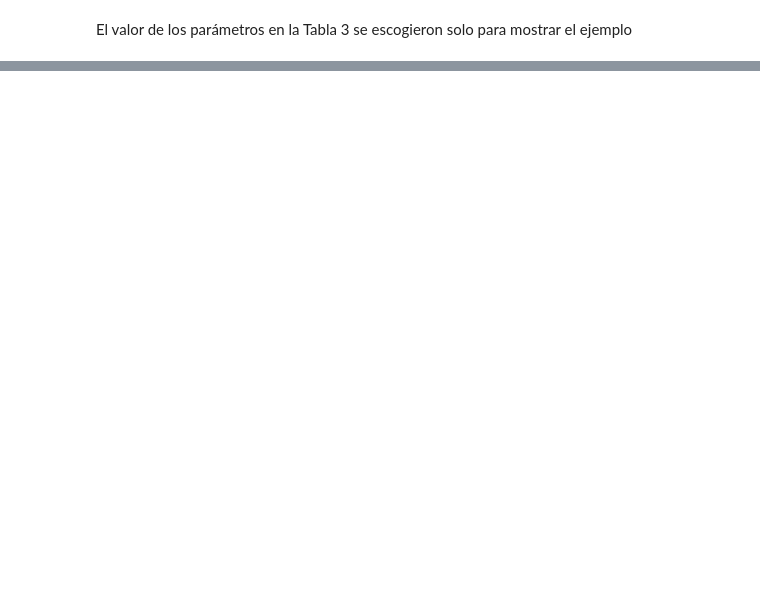
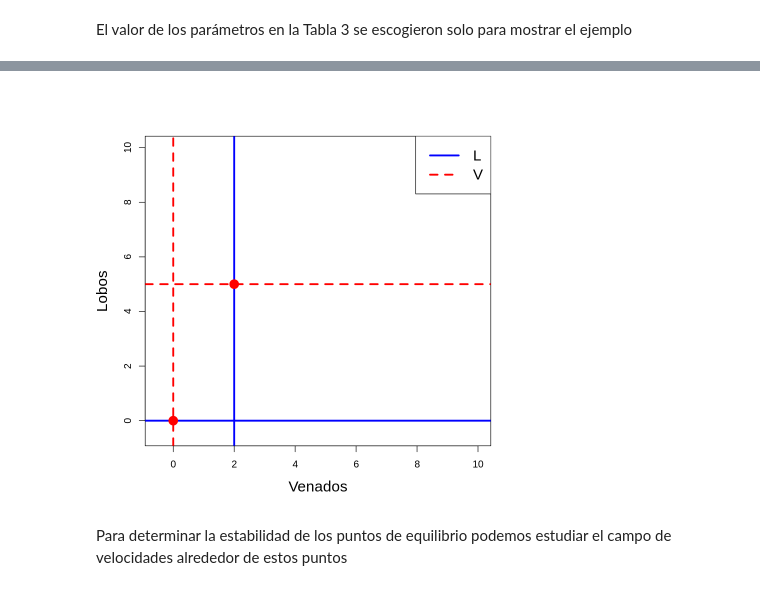
Before and after one commit to sysbio-unam/practicas-computacionales, a Jupyter notebook: ejemplo_de_juguete.ipynb, the cells around one changed output, grey strips where cells are left out. Saved outputs shown, nothing was run; the diff lists cells and outputs as text; code cells hidden in the pictures; blank space fills up the shorter version.

```diff
--- a/ejemplo_de_juguete.ipynb
+++ b/ejemplo_de_juguete.ipynb
@@ -544,0 +551,21 @@ $$
+# %%
+# establecer valor de parámetros
+alpha <- 0.5 # 1/día
+beta <- 0.1 # 1/(día*lobo)
+gamma <- 0.05 # 1/(día*venado)
+delta <- 0.1 # 1/día
+# %%
+# dibujar plano
+plot(0,0, type = "n", ylim = c(-0.5,10), xlim = c(-0.5,10), xlab = "Venados", ylab = "Lobos", cex.lab = 1.5)
+
+# dibujar ceroclinas
+abline(h = 0, v = 0, col = c("blue","red"), lwd = 3, lty = c(1,2))
+abline(h = alpha/beta, v = delta/gamma, col = c("red","blue"), lwd = 3, lty = c(2,1))
+
+# dibujar puntos de equilibrio
+points(c(0, delta/gamma), c(0, alpha/beta), pch = 20, col = "red", cex = 3)
+legend("topright", legend = c("L","V"), lwd = 3, lty = c(1,2), col = c("blue","red"), cex = 1.5)
+# %% [output]
+[figure, added]
+# %% [markdown]
+Para determinar la estabilidad de los puntos de equilibrio podemos estudiar el campo de velocidades alrededor de estos puntos
```
Also changed, not shown: parts of 19 cells of this notebook.
